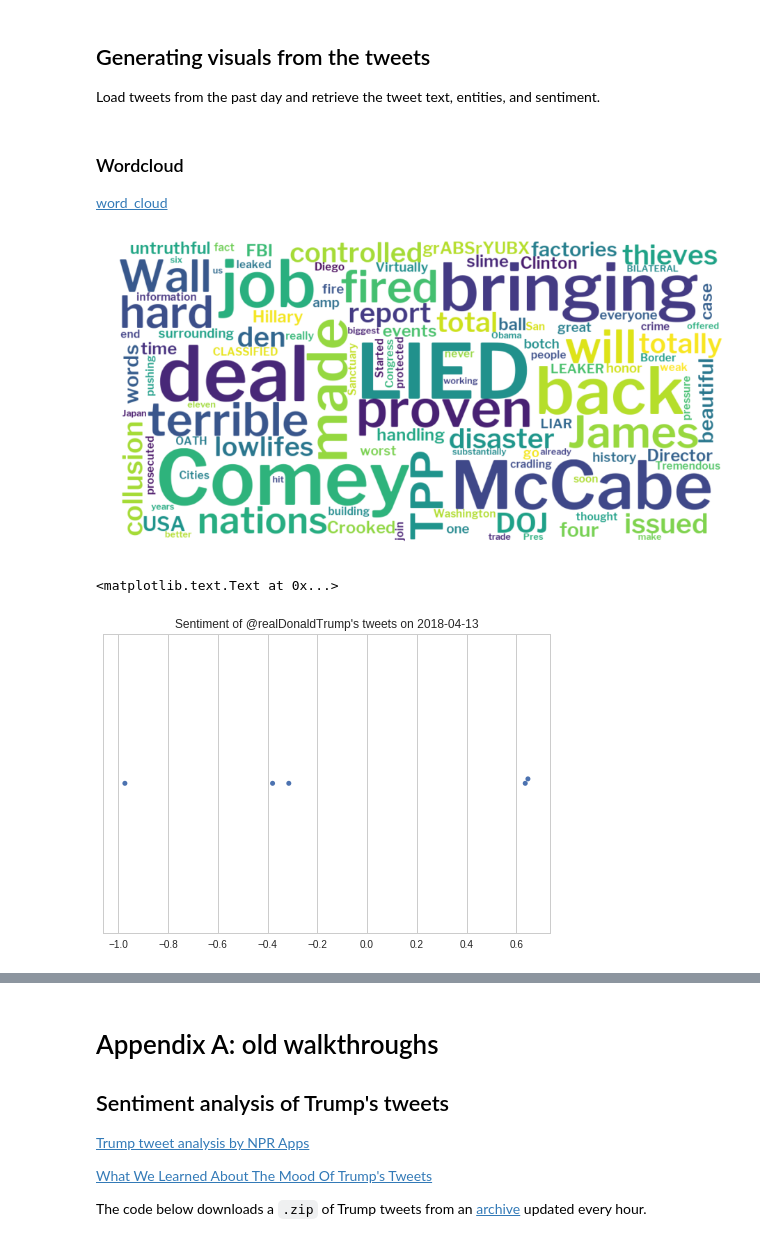
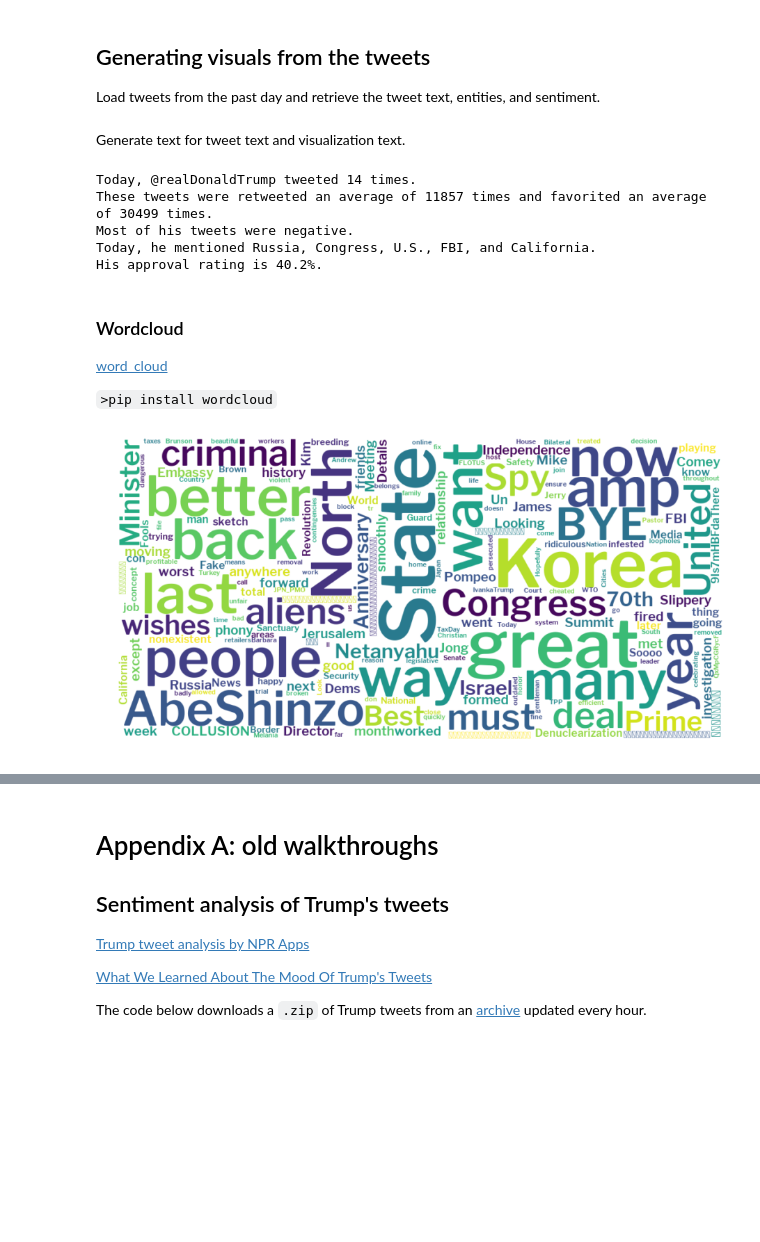
Before and after one commit to Capital-News-Service/daily-trump-snapshot, a Jupyter notebook: daily_trump_snapshot.ipynb, the cells around one changed output, grey strips where cells are left out. Saved outputs shown, nothing was run; the diff lists cells and outputs as text; code cells hidden in the pictures; blank space fills up the shorter version.

Commit message:
Add text summary, violin plot, pie chart

```diff
--- a/daily_trump_snapshot.ipynb
+++ b/daily_trump_snapshot.ipynb
@@ -59,6 +63,9 @@ print(current_approval)
 # %% [markdown]
 Define a function that runs sentiment analysis and named entity recognition on given text.
 # %%
+analyzer = SentimentIntensityAnalyzer()
+nlp = spacy.load('en')
+
 def process_tweet(text):
     vs = analyzer.polarity_scores(text)
     #print('neg: ' + str(vs['neg']))
@@ -143,8 +150,9 @@ Check Trump's last 200 tweets and save them to `new_tweets.json`. Keep track of
 # %%
 ents = {}
 counts = {}
+screen_name = 'realDonaldTrump'
 
-for i in get_tweets('realDonaldTrump', 200):
+for i in get_tweets(screen_name, 200):
     vs, tweet_ents = process_tweet(i['text'])
     #accumulate named entities
     for ent in tweet_ents:
@@ -155,7 +163,7 @@ for i in get_tweets('realDonaldTrump', 200):
             counts[ent.text] = 1
 
 with open('new_tweets.json','wb') as f:
-    f.write(json.dumps(get_tweets('realDonaldTrump', 200)).encode('utf-8'))
+    f.write(json.dumps(get_tweets(screen_name, 200)).encode('utf-8'))
 # %% [markdown]
 Upload the tweets to the S3 database.
 # %%
@@ -164,6 +172,11 @@ Upload the tweets to the S3 database.
 ## Generating visuals from the tweets
 Load tweets from the past day and retrieve the tweet text, entities, and sentiment.
 # %%
+ents_dict = {}
+counts_dict = {}
+retweet_count = 0
+favorite_count = 0
+
 full_text = ''
 sentiment = []
 entities = []
@@ -172,30 +185,75 @@ avg_sentiment = 0
 for tweet in json.load(open('new_tweets.json')):
     if (tweet['created_at'][:10] == str(datetime.now().date())):
         tweet_count += 1
+        retweet_count += tweet['retweet_count']
+        favorite_count += tweet['favorite_count']
         full_text += tweet['text']
         vs, daily_ents = process_tweet(tweet['text'])
+        #accumulate named entities
+        for ent in daily_ents:
+            if ent.text in counts_dict:
+                counts_dict[ent.text] += 1
+            else:
+                ents_dict[ent.text] = ent.label_
+                counts_dict[ent.text] = 1
         sentiment.append(vs['compound'])
         avg_sentiment += vs['compound']
         entities.append('\n'.join(str(e) for e in daily_ents))
 
 avg_sentiment /= tweet_count
+# %% [markdown]
+Generate text for tweet text and visualization text.
+# %%
+#sentiment word
+if (sum(np.sign(sentiment)) > 0):
+    sentiment_word = 'positive'
+else:
+    sentiment_word = 'negative'
+
+#entities_list
+text = list(ents_dict.keys())
+labels = list(ents_dict.values())
+data = {'text':text,'label':labels}
+df2 = pd.DataFrame(data)
+for index,row in df2.iterrows():
+    df2.at[index,'count'] = counts[row['text']]
+#sort by count
+df2 = df2.sort_values(by=['count'], ascending=False)
+arr = df2.head()['text'].values
+entities_list = ''.join(str(e + ', ') for e in arr[:-1])
+entities_list += 'and ' + arr[len(arr)-1] + '.'
+
+#rts over total ratio
+count_str = 'Today, @' + screen_name + ' tweeted ' + str(tweet_count) + ' times.'
+
+ratio_str = 'These tweets were retweeted an average of ' + str(int(retweet_count/tweet_count)) + ' times and favorited an average of ' + str(int(favorite_count/tweet_count)) + ' times.'
+sentiment_str = 'Most of his tweets were ' + sentiment_word + '.'
+entities_str = 'Today, he mentioned ' + entities_list
+approval_str = 'His approval rating is ' + str(round(current_approval,1)) + '%.'
+print(count_str)
+print(ratio_str)
+print(sentiment_str)
+print(entities_str)
+print(approval_str)
+# %% [output]
+Today, @realDonaldTrump tweeted 14 times.
+These tweets were retweeted an average of 11857 times and favorited an average of 30499 times.
+Most of his tweets were negative.
+Today, he mentioned Russia, Congress, U.S., FBI, and California.
+His approval rating is 40.2%.
 # %% [markdown]
 ### Wordcloud
 [word_cloud](https://github.com/amueller/word_cloud)
+
+`>pip install wordcloud`
 # %%
 from wordcloud import WordCloud, STOPWORDS
 # %%
-wordcloud = WordCloud(width=1024,height=512,font_path='Libre_Franklin/LibreFranklin-SemiBold.ttf',stopwords=STOPWORDS.union({'https','co'}),background_color='white',max_font_size=128).generate(full_text)
+custom_stopwords = {'https','co',screen_name,'RT','will'}
+wordcloud = WordCloud(width=1024,height=512,font_path='Libre_Franklin/LibreFranklin-SemiBold.ttf',stopwords=STOPWORDS.union(custom_stopwords),background_color='white',max_font_size=128).generate(full_text)
 plt.figure(figsize=(16,8))
 plt.axis("off")
 plt.imshow(wordcloud, interpolation="bilinear")
 fig = plt.gcf()
 # %% [output]
-[figure, old version]
+[figure, new version]
-# %%
-sns.set_style("whitegrid")
-ax = sns.swarmplot(x=sentiment)
-ax.set_title("Sentiment of @realDonaldTrump's tweets on " + str(datetime.now().date()))
-# %% [output]
-<matplotlib.text.Text at 0x...>
-[figure, removed]
```
Also changed, not shown: parts of 8 cells of this notebook.
